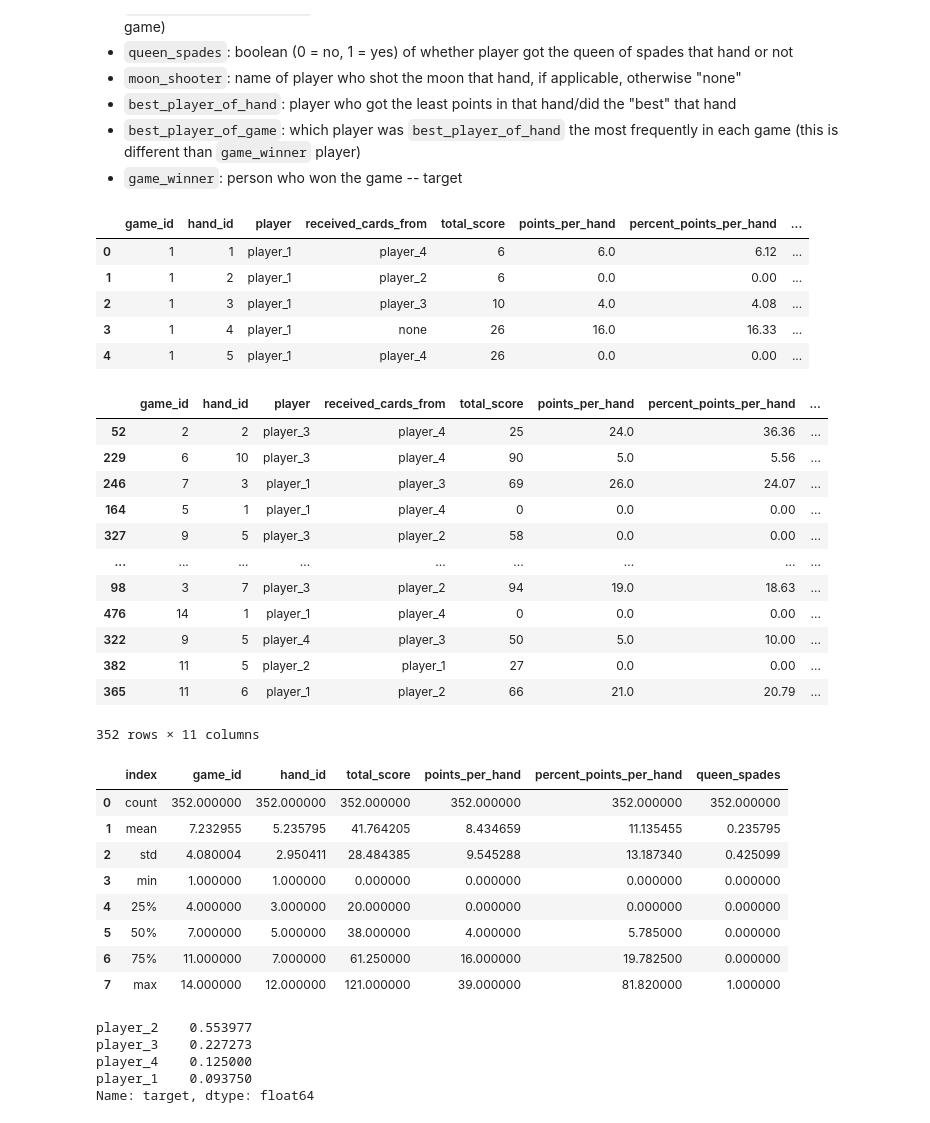
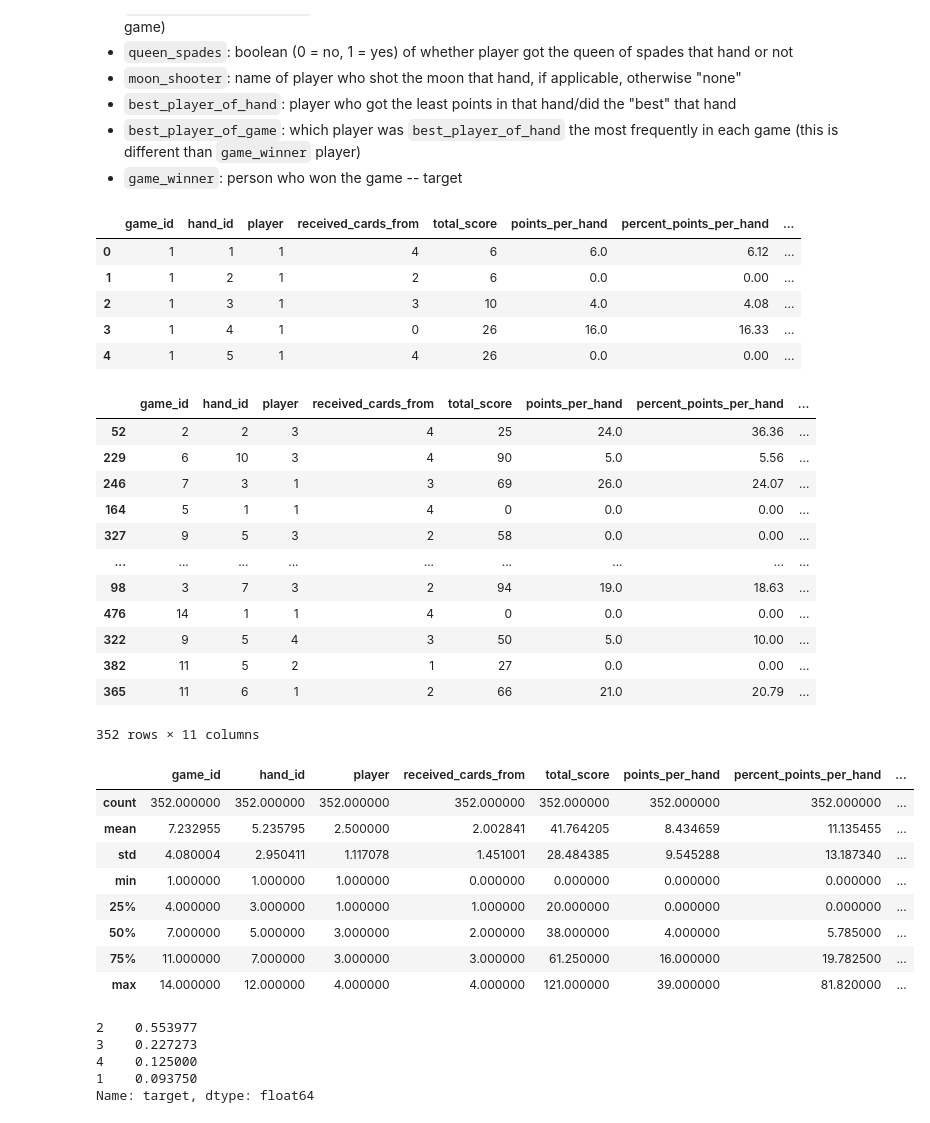
Before and after one commit to kmaurinjones/hearts_scores, a Jupyter notebook: hearts_scoring_analysis.ipynb, the cells around one changed output. Drawn from its saved outputs; the diff is of its cells as text; code cells hidden in the pictures.

```diff
--- a/hearts_scoring_analysis.ipynb
+++ b/hearts_scoring_analysis.ipynb
@@ -22,6 +22,7 @@ scores.head()
 ### Dictionary of the number of hands in each game
 
 num_games = scores['game_id'].unique() # returns list of unique values of game_id column, which is the number of games played
+player_list = scores.sort_values(by = "player", ascending = True)['player'].unique() # ordered list of player names
 games_and_hands_dict = {} # dict with keys as game_id and values as total number of hands in each game
 
 for game in num_games:
@@ -30,7 +31,7 @@ for game in num_games:
     games_and_hands_dict[f'{game}'] = len(hands_per_game)
 
 print (scores['received_cards_from'].unique()) # making sure there are only 4 players + "none" (and no spelling errors)
-print (scores['player'].unique()) # making sure there are only 4 players (and no spelling errors)
+print (player_list) # making sure there are only 4 players (and no spelling errors)
 
 games_and_hands_dict
 # %% [output]
@@ -58,7 +59,6 @@ games_and_hands_dict
 
 for game in num_games:
     game_df = scores.query(f'game_id == {game}') # subsets original df per game_id, into game_df
-    player_list = game_df['player'].unique() # list of players in each game
 
     for player_name in player_list:
         player_df = game_df.query(f'player == "{player_name}"').sort_values(by = "hand_id", ascending = True) # subsets game_df per player, ascending by hand
@@ -87,7 +87,6 @@ scores.head()
 for game in num_games:
 
     game_df = scores.query(f'game_id == {game}') # subsets original df per game_id, into game_df
-    player_list = game_df['player'].unique() # initialize player list per game (same as for each hand) so we can later get a max score per player
 
     max_score_dict = {} # dictionary where keys = player names, values = each player's final score
     for player_name in player_list:
@@ -381,16 +394,15 @@ scores_processed = scores
 scores_processed = scores_processed.rename(columns = {"game_winner": "target"})
 
 # encoding categorical cols -- not sure if this is necessary?
-# scores_processed = scores_processed.replace(to_replace = {"None": 0, "Kai": 1, "Dad": 2, "Aidan": 3, "Diane": 4})
-
+scores_processed = scores_processed.replace(to_replace = {"None": 0, "none": 0, "player_1": 1, "player_2": 2, "player_3": 3, "player_4": 4})
 scores_processed.head()
 # %% [output]
 |  | game_id | hand_id | player | received_cards_from | total_score | points_per_hand | percent_points_per_hand | ... |
-| 0 | 1 | 1 | player_1 | player_4 | 6 | 6.0 | 6.12 | ... |
-| 1 | 1 | 2 | player_1 | player_2 | 6 | 0.0 | 0.00 | ... |
-| 2 | 1 | 3 | player_1 | player_3 | 10 | 4.0 | 4.08 | ... |
-| 3 | 1 | 4 | player_1 | none | 26 | 16.0 | 16.33 | ... |
-| 4 | 1 | 5 | player_1 | player_4 | 26 | 0.0 | 0.00 | ... |
+| 0 | 1 | 1 | 1 | 4 | 6 | 6.0 | 6.12 | ... |
+| 1 | 1 | 2 | 1 | 2 | 6 | 0.0 | 0.00 | ... |
+| 2 | 1 | 3 | 1 | 3 | 10 | 4.0 | 4.08 | ... |
+| 3 | 1 | 4 | 1 | 0 | 26 | 16.0 | 16.33 | ... |
+| 4 | 1 | 5 | 1 | 4 | 26 | 0.0 | 0.00 | ... |
 # %%
 ### Splitting data into X/y train/test splits
 
@@ -401,37 +413,37 @@ X_test, y_test = test_df.drop("target", axis = 1), test_df["target"]
 X_train
 # %% [output]
 |  | game_id | hand_id | player | received_cards_from | total_score | points_per_hand | percent_points_per_hand | ... |
-| 52 | 2 | 2 | player_3 | player_4 | 25 | 24.0 | 36.36 | ... |
-| 229 | 6 | 10 | player_3 | player_4 | 90 | 5.0 | 5.56 | ... |
-| 246 | 7 | 3 | player_1 | player_3 | 69 | 26.0 | 24.07 | ... |
-| 164 | 5 | 1 | player_1 | player_4 | 0 | 0.0 | 0.00 | ... |
-| 327 | 9 | 5 | player_3 | player_2 | 58 | 0.0 | 0.00 | ... |
+| 52 | 2 | 2 | 3 | 4 | 25 | 24.0 | 36.36 | ... |
+| 229 | 6 | 10 | 3 | 4 | 90 | 5.0 | 5.56 | ... |
+| 246 | 7 | 3 | 1 | 3 | 69 | 26.0 | 24.07 | ... |
+| 164 | 5 | 1 | 1 | 4 | 0 | 0.0 | 0.00 | ... |
+| 327 | 9 | 5 | 3 | 2 | 58 | 0.0 | 0.00 | ... |
 | ... | ... | ... | ... | ... | ... | ... | ... | ... |
-| 98 | 3 | 7 | player_3 | player_2 | 94 | 19.0 | 18.63 | ... |
-| 476 | 14 | 1 | player_1 | player_4 | 0 | 0.0 | 0.00 | ... |
-| 322 | 9 | 5 | player_4 | player_3 | 50 | 5.0 | 10.00 | ... |
-| 382 | 11 | 5 | player_2 | player_1 | 27 | 0.0 | 0.00 | ... |
-| 365 | 11 | 6 | player_1 | player_2 | 66 | 21.0 | 20.79 | ... |
+| 98 | 3 | 7 | 3 | 2 | 94 | 19.0 | 18.63 | ... |
+| 476 | 14 | 1 | 1 | 4 | 0 | 0.0 | 0.00 | ... |
+| 322 | 9 | 5 | 4 | 3 | 50 | 5.0 | 10.00 | ... |
+| 382 | 11 | 5 | 2 | 1 | 27 | 0.0 | 0.00 | ... |
+| 365 | 11 | 6 | 1 | 2 | 66 | 21.0 | 20.79 | ... |
 352 rows × 11 columns
 # %%
-train_df.describe().reset_index()
+train_df.describe()
 # %% [output]
-|  | index | game_id | hand_id | total_score | points_per_hand | percent_points_per_hand | queen_spades |
-| 0 | count | 352.000000 | 352.000000 | 352.000000 | 352.000000 | 352.000000 | 352.000000 |
-| 1 | mean | 7.232955 | 5.235795 | 41.764205 | 8.434659 | 11.135455 | 0.235795 |
-| 2 | std | 4.080004 | 2.950411 | 28.484385 | 9.545288 | 13.187340 | 0.425099 |
-| 3 | min | 1.000000 | 1.000000 | 0.000000 | 0.000000 | 0.000000 | 0.000000 |
-| 4 | 25% | 4.000000 | 3.000000 | 20.000000 | 0.000000 | 0.000000 | 0.000000 |
-| 5 | 50% | 7.000000 | 5.000000 | 38.000000 | 4.000000 | 5.785000 | 0.000000 |
-| 6 | 75% | 11.000000 | 7.000000 | 61.250000 | 16.000000 | 19.782500 | 0.000000 |
-| 7 | max | 14.000000 | 12.000000 | 121.000000 | 39.000000 | 81.820000 | 1.000000 |
+|  | game_id | hand_id | player | received_cards_from | total_score | points_per_hand | percent_points_per_hand | ... |
+| count | 352.000000 | 352.000000 | 352.000000 | 352.000000 | 352.000000 | 352.000000 | 352.000000 | ... |
+| mean | 7.232955 | 5.235795 | 2.500000 | 2.002841 | 41.764205 | 8.434659 | 11.135455 | ... |
+| std | 4.080004 | 2.950411 | 1.117078 | 1.451001 | 28.484385 | 9.545288 | 13.187340 | ... |
+| min | 1.000000 | 1.000000 | 1.000000 | 0.000000 | 0.000000 | 0.000000 | 0.000000 | ... |
+| 25% | 4.000000 | 3.000000 | 1.000000 | 1.000000 | 20.000000 | 0.000000 | 0.000000 | ... |
+| 50% | 7.000000 | 5.000000 | 3.000000 | 2.000000 | 38.000000 | 4.000000 | 5.785000 | ... |
+| 75% | 11.000000 | 7.000000 | 3.000000 | 3.000000 | 61.250000 | 16.000000 | 19.782500 | ... |
+| max | 14.000000 | 12.000000 | 4.000000 | 4.000000 | 121.000000 | 39.000000 | 81.820000 | ... |
 # %%
 train_df["target"].value_counts(normalize = True) # True return proportions, False returns counts
 # %% [output]
-player_2    0.553977
-player_3    0.227273
-player_4    0.125000
-player_1    0.093750
+2    0.553977
+3    0.227273
+4    0.125000
+1    0.093750
 Name: target, dtype: float64
 # %%
 corr_matrx = train_df.corr('spearman').style.background_gradient()
```
Also changed, not shown: parts of 27 cells of this notebook, 1 other file.
